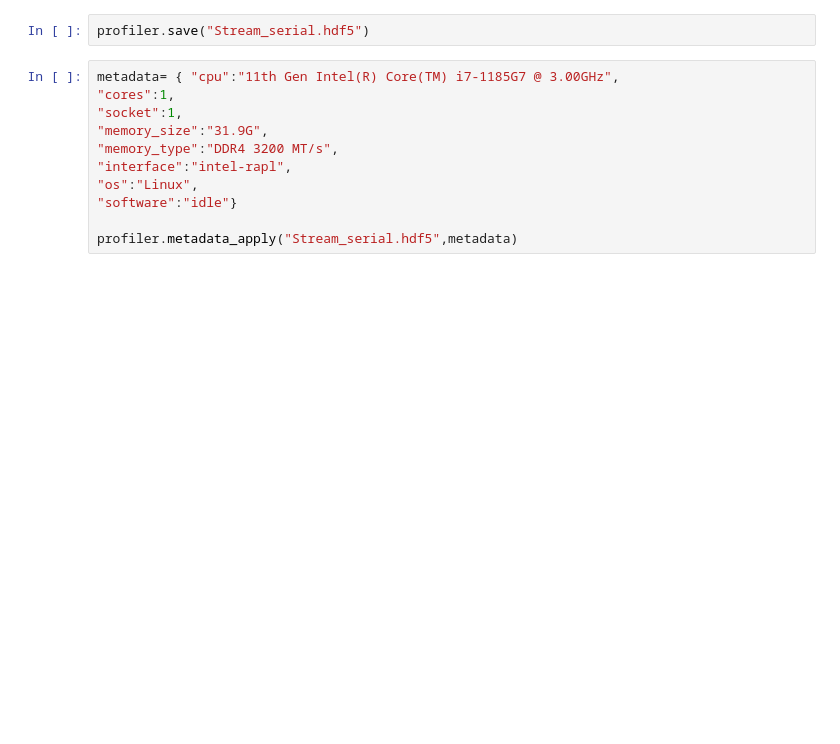
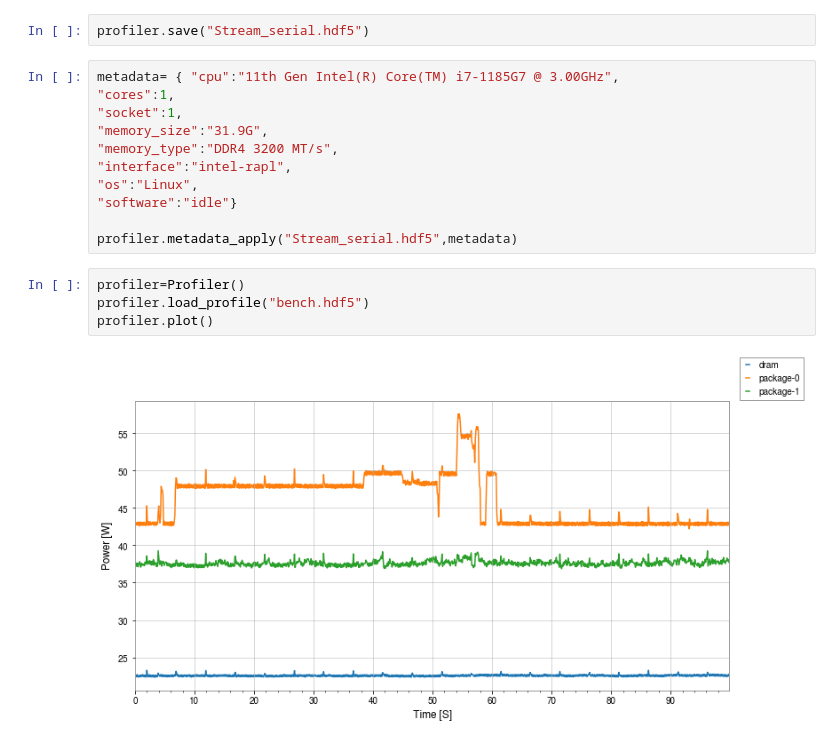
Before and after one commit to NiccoloTosato/PowerProfile, a Jupyter notebook: howto.ipynb, the cells around one changed output. Saved outputs shown, nothing was run; the diff lists cells and outputs as text; blank space fills up the shorter version.

```diff
--- a/howto.ipynb
+++ b/howto.ipynb
@@ -35,3 +25,9 @@ metadata= { "cpu":"11th Gen Intel(R) Core(TM) i7-1185G7 @ 3.00GHz",
 "software":"idle"}
 
 profiler.metadata_apply("Stream_serial.hdf5",metadata)
+# %%
+profiler=Profiler()
+profiler.load_profile("bench.hdf5")
+profiler.plot()
+# %% [output]
+[figure, added]
```
Also changed, not shown: parts of 3 cells of this notebook, 1 other file.
